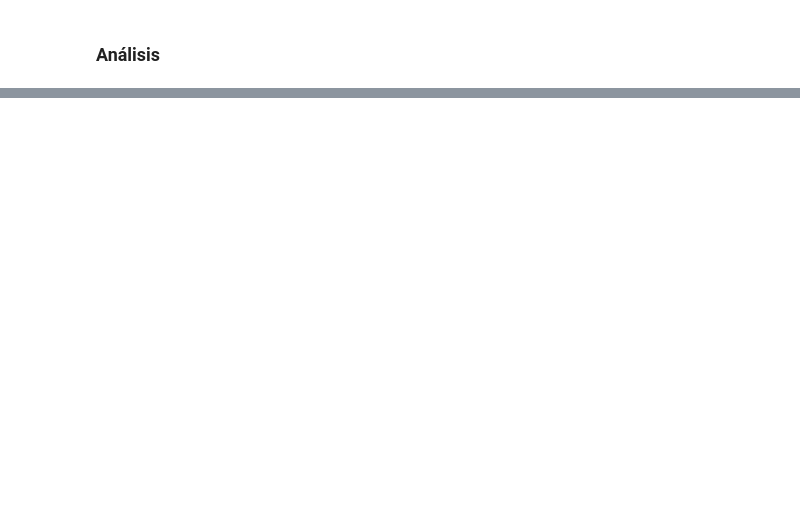
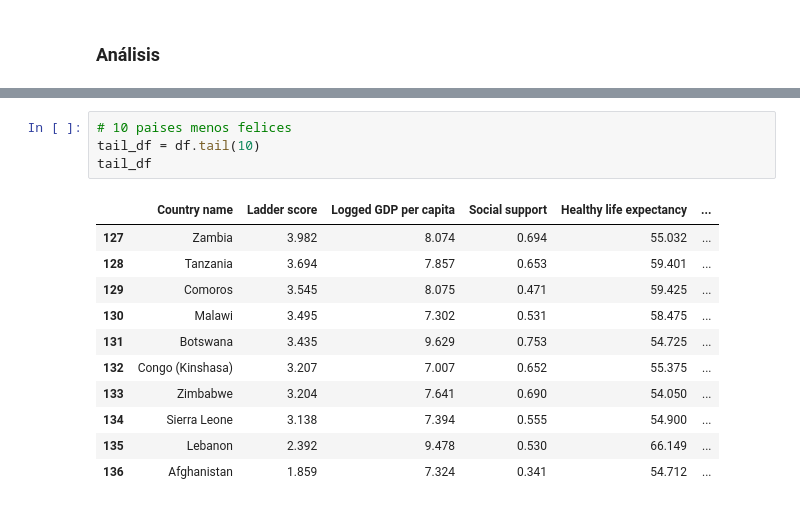
Before and after one commit to bvivas/SDEU-analisis-datos-abiertos, a Jupyter notebook: analisis_datos_abiertos.ipynb, the cells around one changed output, grey strips where cells are left out. Drawn from its saved outputs; the diff is of its cells as text; blank space fills up the shorter version.

```diff
--- a/analisis_datos_abiertos.ipynb
+++ b/analisis_datos_abiertos.ipynb
@@ -52,0 +66,16 @@ plt.show()
+# %%
+# 10 paises menos felices
+tail_df = df.tail(10)
+tail_df
+# %% [output]
+|  | Country name | Ladder score | Logged GDP per capita | Social support | Healthy life expectancy | ... |
+| 127 | Zambia | 3.982 | 8.074 | 0.694 | 55.032 | ... |
+| 128 | Tanzania | 3.694 | 7.857 | 0.653 | 59.401 | ... |
+| 129 | Comoros | 3.545 | 8.075 | 0.471 | 59.425 | ... |
+| 130 | Malawi | 3.495 | 7.302 | 0.531 | 58.475 | ... |
+| 131 | Botswana | 3.435 | 9.629 | 0.753 | 54.725 | ... |
+| 132 | Congo (Kinshasa) | 3.207 | 7.007 | 0.652 | 55.375 | ... |
+| 133 | Zimbabwe | 3.204 | 7.641 | 0.690 | 54.050 | ... |
+| 134 | Sierra Leone | 3.138 | 7.394 | 0.555 | 54.900 | ... |
+| 135 | Lebanon | 2.392 | 9.478 | 0.530 | 66.149 | ... |
+| 136 | Afghanistan | 1.859 | 7.324 | 0.341 | 54.712 | ... |
```
Also changed, not shown: parts of 10 cells of this notebook.
